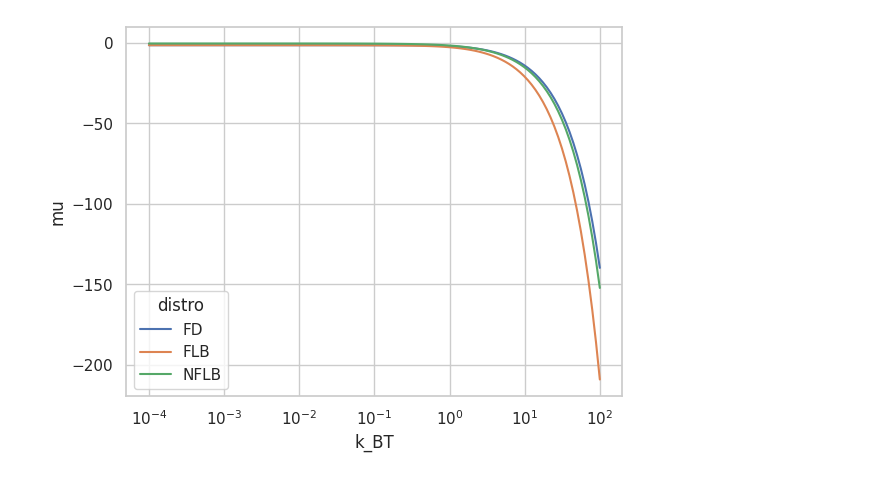
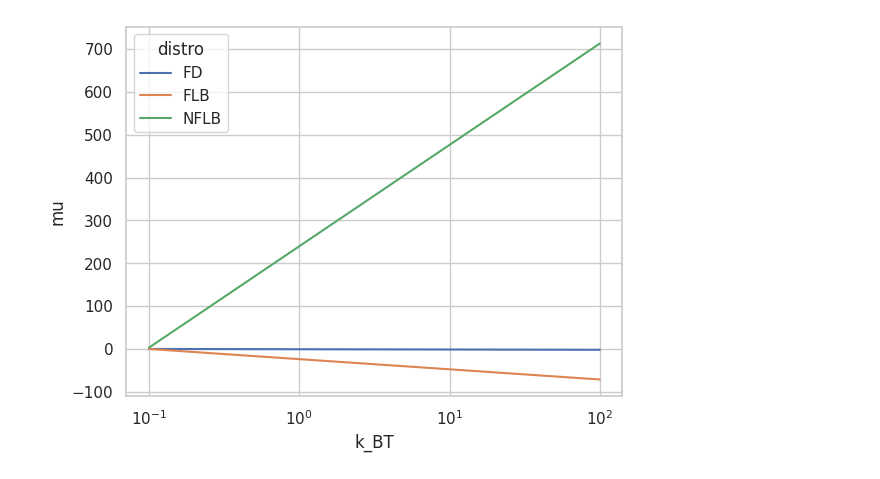
Before and after one commit to Mateuszzx/quantum-statistics-solver, a Jupyter notebook: notebooks/02_chemical_potential.ipynb, the cells around one changed output. Cells and saved outputs as stored; diff of their text form; code cells hidden in the pictures.

```diff
--- a/notebooks/02_chemical_potential.ipynb
+++ b/notebooks/02_chemical_potential.ipynb
@@ -21,26 +21,27 @@ e_k, _, _ = prepare_2D_lattice_data(kx, ky, t, t_prim)
 # Band filling values
 n_min = 0.1
 n_max = 0.99
-n_count = 10
+n_count = 20
 
 # Magnetic field values
-Ha_min = 0.0
-Ha_max = 10.0
+Ha_min = -2
+Ha_max = 4
 Ha_count = 5
 
 # Beta values
 
 beta_min = -2
-beta_max = 4
-beta_count = 120
+beta_max = 1
+beta_count = 2
 
 distros = [DistType.FD, DistType.FLB, DistType.NFLB]  # ND
 # n  = np.array([0.5, 0.8, 0.9], dtype=np.float64)  # NN
 n  = np.linspace(n_min, n_max, n_count, dtype=np.float64)  # NN
 # beta = np.array([0.1, 1.0], dtype=np.float64)  # NB
 beta = np.logspace(beta_min, beta_max, beta_count, dtype=np.float64)  # NB
-H_a = np.array([0.0], dtype=np.float64) # NH
-# H_a = np.linspace(Ha_min, Ha_max, Ha_count, dtype=np.float64) # NH
+# H_a = np.array([0.0], dtype=np.float64) # NH
+H_a = np.logspace(Ha_min, Ha_max, Ha_count, dtype=np.float64) # NH
+H_a = np.concat([np.array([0.0]), H_a])
 # %%
 py_opts = brent_defaults(
     abs_tol=1e-9,
@@ -104,8 +114,8 @@ ax.set_ylim(-3,3)
 # %%
-data = mu_df.loc[(["FD","FLB", "NFLB"], n[-7], 1/beta, H_a[0]), :]  # Series with MultiIndex (dist, n)
+data = mu_df.loc[(["FD","FLB", "NFLB"], n[-1], 1/beta, H_a[0]), :]  # Series with MultiIndex (dist, n)
 
 fig,ax = plt.subplots()
 sns.lineplot(data= data, x="k_BT", y="mu", hue="distro", markers=True, ax=ax)
 ax.set_xscale("log")
 # %% [output]
-[figure, old version]
+[figure, new version]
```
Also changed, not shown: parts of 5 cells of this notebook, 49 other files.
